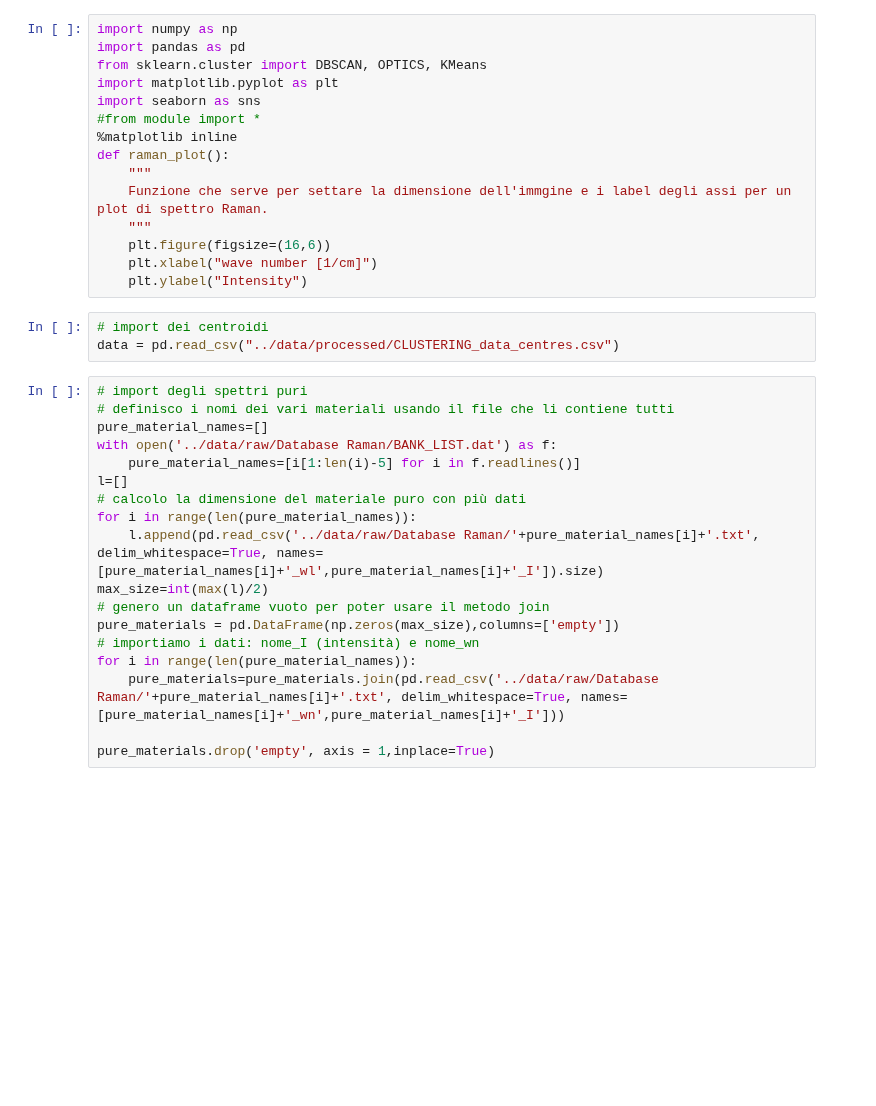
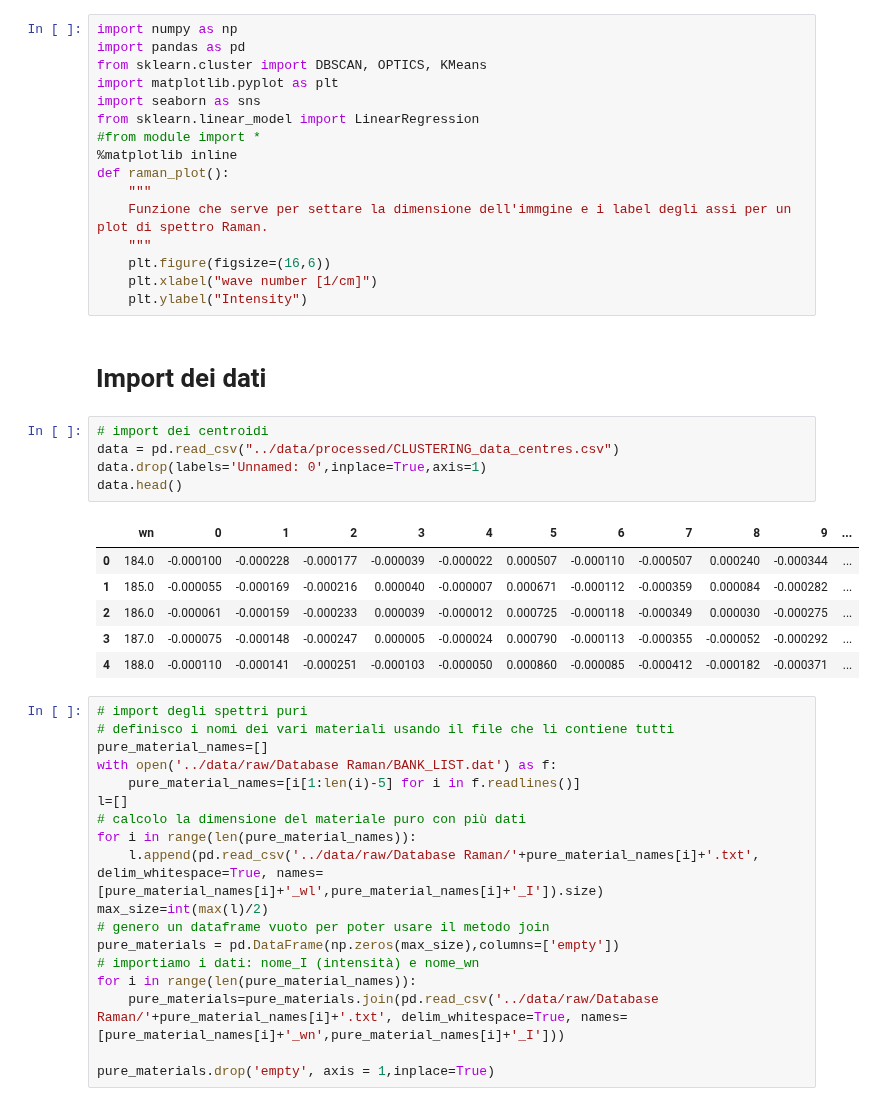
Before and after one commit to FabioBrugnara/repo_raman_4exam, a Jupyter notebook: notebooks/FIT.ipynb, the cells around one changed output. Saved outputs shown, nothing was run; the diff lists cells and outputs as text; blank space fills up the shorter version.

```diff
--- a/notebooks/FIT.ipynb
+++ b/notebooks/FIT.ipynb
@@ -4,6 +4,7 @@ import pandas as pd
 from sklearn.cluster import DBSCAN, OPTICS, KMeans
 import matplotlib.pyplot as plt
 import seaborn as sns
+from sklearn.linear_model import LinearRegression
 #from module import *
 %matplotlib inline
 def raman_plot():
@@ -13,9 +14,20 @@ def raman_plot():
     plt.figure(figsize=(16,6))
     plt.xlabel("wave number [1/cm]")
     plt.ylabel("Intensity")
+# %% [markdown]
+# Import dei dati
 # %%
 # import dei centroidi
 data = pd.read_csv("../data/processed/CLUSTERING_data_centres.csv")
+data.drop(labels='Unnamed: 0',inplace=True,axis=1)
+data.head()
+# %% [output]
+|  | wn | 0 | 1 | 2 | 3 | 4 | 5 | 6 | 7 | 8 | 9 | ... |
+| 0 | 184.0 | -0.000100 | -0.000228 | -0.000177 | -0.000039 | -0.000022 | 0.000507 | -0.000110 | -0.000507 | 0.000240 | -0.000344 | ... |
+| 1 | 185.0 | -0.000055 | -0.000169 | -0.000216 | 0.000040 | -0.000007 | 0.000671 | -0.000112 | -0.000359 | 0.000084 | -0.000282 | ... |
+| 2 | 186.0 | -0.000061 | -0.000159 | -0.000233 | 0.000039 | -0.000012 | 0.000725 | -0.000118 | -0.000349 | 0.000030 | -0.000275 | ... |
+| 3 | 187.0 | -0.000075 | -0.000148 | -0.000247 | 0.000005 | -0.000024 | 0.000790 | -0.000113 | -0.000355 | -0.000052 | -0.000292 | ... |
+| 4 | 188.0 | -0.000110 | -0.000141 | -0.000251 | -0.000103 | -0.000050 | 0.000860 | -0.000085 | -0.000412 | -0.000182 | -0.000371 | ... |
 # %%
 # import degli spettri puri
 # definisco i nomi dei vari materiali usando il file che li contiene tutti
```
Also changed, not shown: parts of 9 cells of this notebook.
